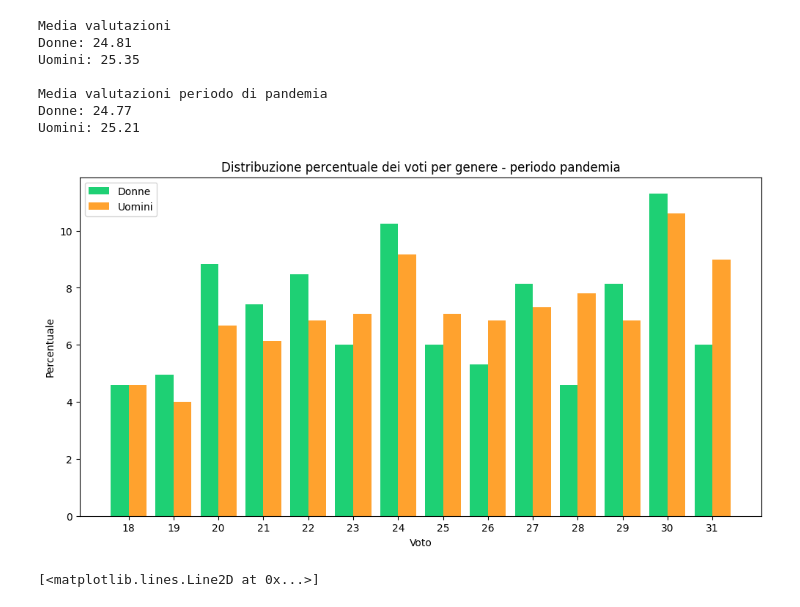
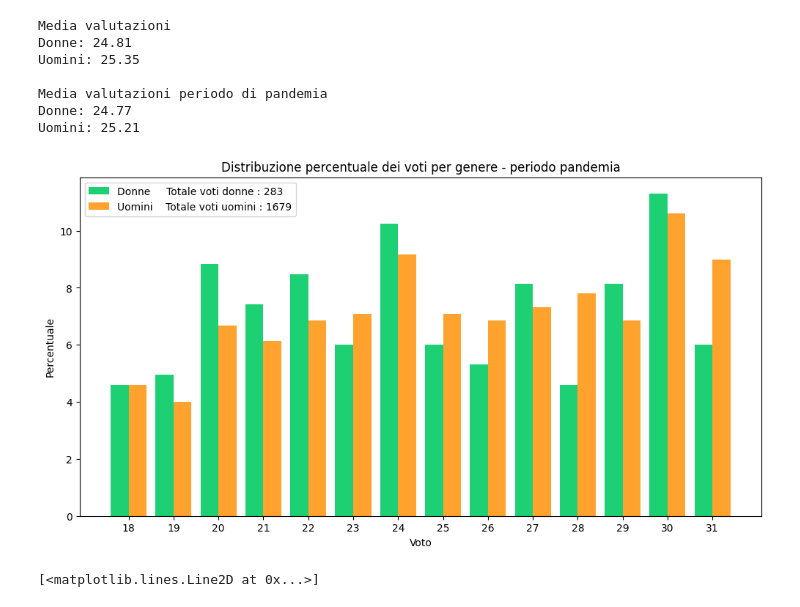
Before and after one commit to lallabelloni/Analisi-differenza-genere-Data-Science, a Jupyter notebook: progetto2.ipynb, the cells around one changed output. Cells and saved outputs as stored; diff of their text form; code cells hidden in the pictures.

```diff
--- a/progetto2.ipynb
+++ b/progetto2.ipynb
@@ -558,33 +580,35 @@ Donne: 24.77
 Uomini: 25.21
 # %%
 # visualizzazione della percentuale dei voti per genere
+totale_voti_donne = len(periodo_pandemia[periodo_pandemia['GENERE'] == 'F'])
+totale_voti_uomini = len(periodo_pandemia[periodo_pandemia['GENERE'] == 'M'])
 
 voti_donne = periodo_pandemia[periodo_pandemia['GENERE'] == 'F']['VOTO'].value_counts().sort_index()
 voti_uomini = periodo_pandemia[periodo_pandemia['GENERE'] == 'M']['VOTO'].value_counts().sort_index()
 
 voti = sorted(set(voti_donne.index).union(set(voti_uomini.index)))
 voti_donne = voti_donne.reindex(voti, fill_value=0)
 voti_uomini = voti_uomini.reindex(voti, fill_value=0)
 
 percentuale_voti_donne = (voti_donne / len(periodo_pandemia[periodo_pandemia['GENERE'] == 'F'])) * 100
 percentuale_voti_uomini = (voti_uomini / len(periodo_pandemia[periodo_pandemia['GENERE'] == 'M'])) * 100
 
 bar_width = 0.4
 r1 = np.arange(len(voti))
 r2 = [x + bar_width for x in r1]
 
 plt.figure(figsize=(12, 6))
-plt.bar(r1, percentuale_voti_donne, width=bar_width, label='Donne', color=colore_donne)
-plt.bar(r2, percentuale_voti_uomini, width=bar_width, label='Uomini', color=colore_uomini)
+plt.bar(r1, percentuale_voti_donne, width=bar_width, label=f'Donne     Totale voti donne : {totale_voti_donne}', color=colore_donne)
+plt.bar(r2, percentuale_voti_uomini, width=bar_width, label=f'Uomini    Totale voti uomini : {totale_voti_uomini}', color=colore_uomini)
 plt.xlabel('Voto')
 plt.ylabel('Percentuale')
 plt.title('Distribuzione percentuale dei voti per genere - periodo pandemia')
 plt.legend()
 plt.xticks([r + bar_width/2 for r in range(len(voti))], voti)
 
 plt.show()
 # %% [output]
-[figure, old version]
+[figure, new version]
 # %%
 # regressione lineare
 # donne
```
Also changed, not shown: parts of 14 cells of this notebook.
